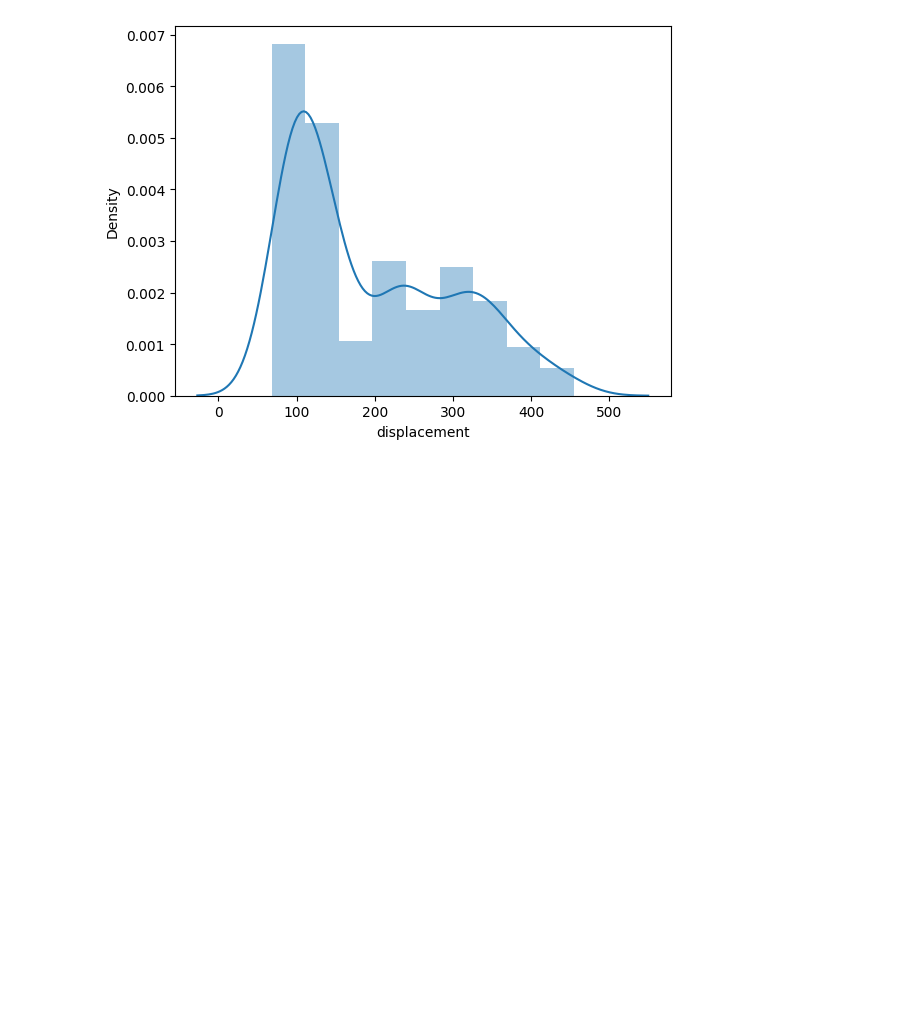
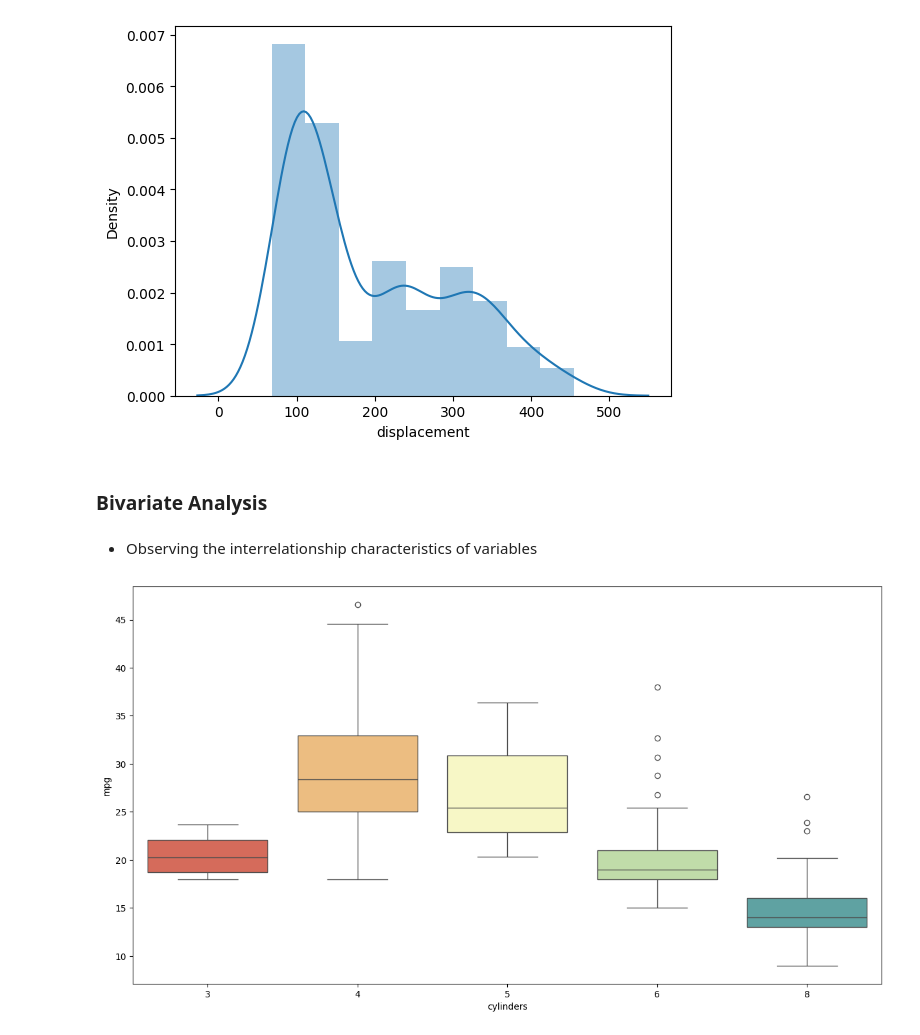
Before and after one commit to EllyOtty77/Data-Analytics, a Jupyter notebook: machine learning/linear_regression.ipynb, the cells around one changed output. Drawn from its saved outputs; the diff is of its cells as text; code cells hidden in the pictures; blank space fills up the shorter version.

```diff
--- a/machine learning/linear_regression.ipynb
+++ b/machine learning/linear_regression.ipynb
@@ -138,3 +138,13 @@ plt.show()
 # peak at around 100 and decreases gradually after 200
 # %% [output]
 [figure]
+# %% [markdown]
+### Bivariate Analysis
+# %% [markdown]
+- Observing the interrelationship characteristics of variables
+# %%
+plt.figure(figsize= (15,8))
+sns.boxplot(x=df['cylinders'], y = df['mpg'], data = df, palette='Spectral')
+plt.show()
+# %% [output]
+[figure, added]
```
Also changed, not shown: parts of 30 cells of this notebook.
